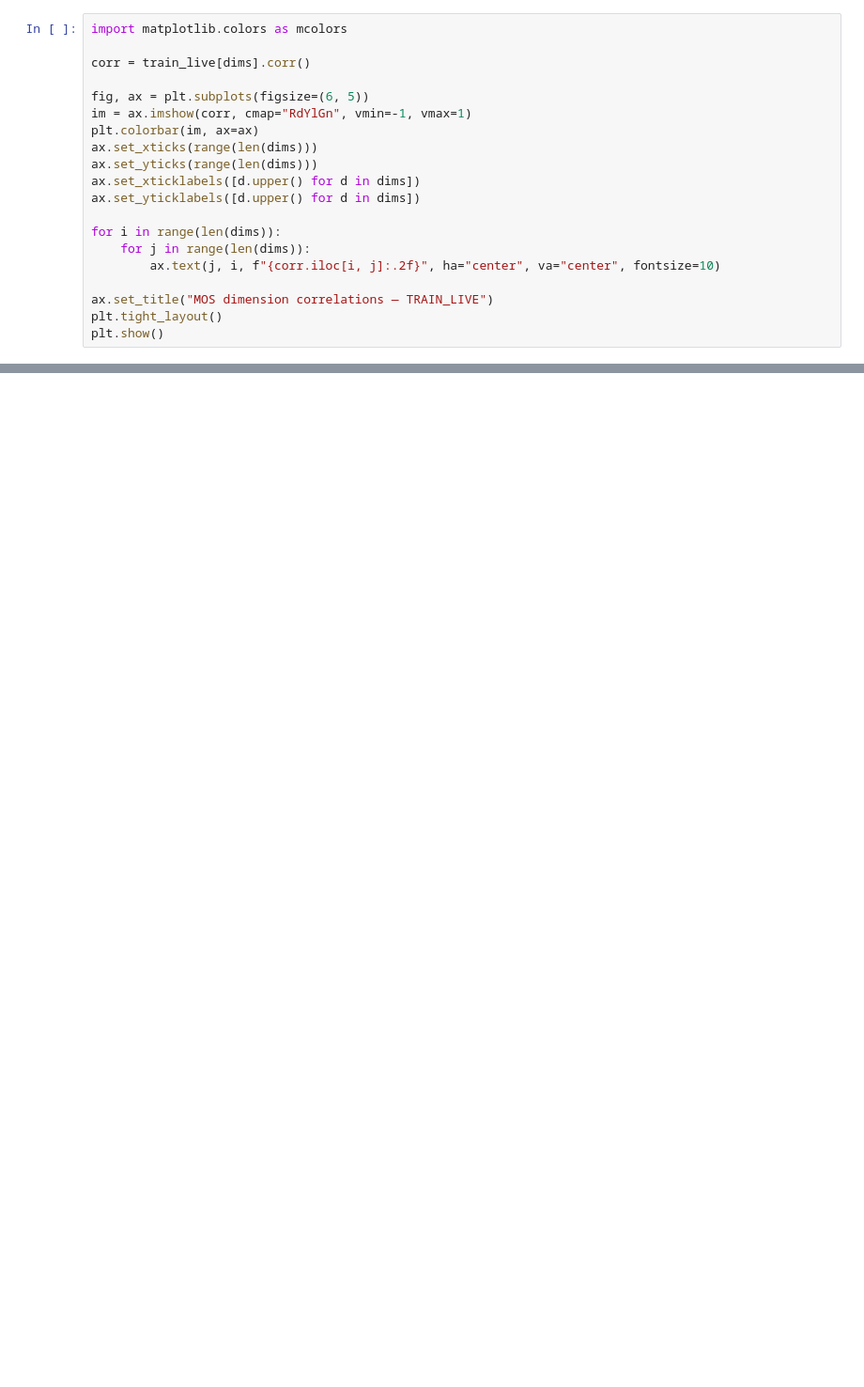
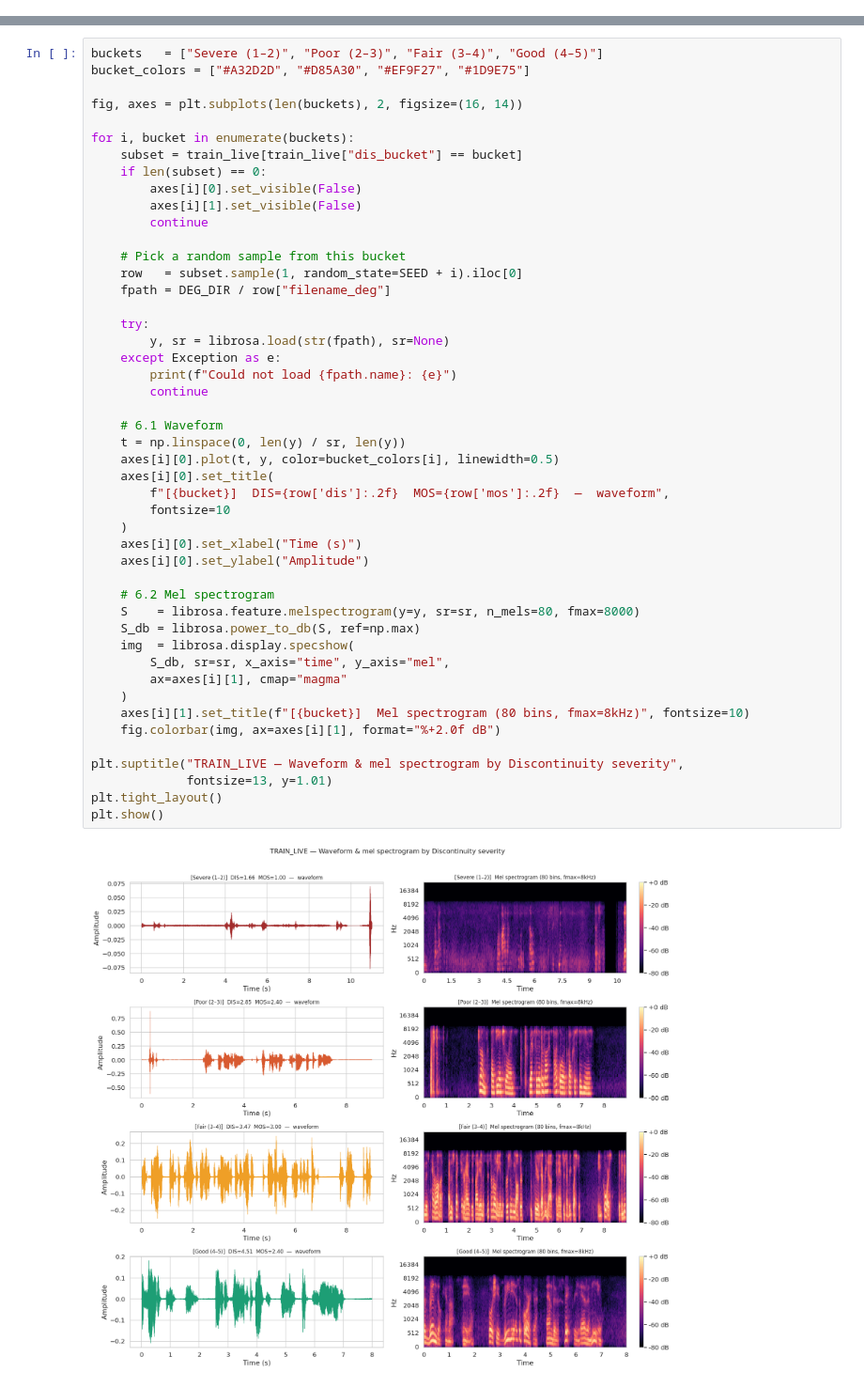
Before and after one commit to hindyros/phronetic-ai-audioinpainting, a Jupyter notebook: data/eda/english/NISQA_corpus_eda.ipynb, the cells around one changed output, grey strips where cells are left out. Shown at 94% size. Cells and saved outputs as stored; diff of their text form; blank space fills up the shorter version.

```diff
--- a/data/eda/english/NISQA_corpus_eda.ipynb
+++ b/data/eda/english/NISQA_corpus_eda.ipynb
@@ -137,20 +250,0 @@ Name: count, dtype: int64
-# %%
-import matplotlib.colors as mcolors
-
-corr = train_live[dims].corr()
-
-fig, ax = plt.subplots(figsize=(6, 5))
-im = ax.imshow(corr, cmap="RdYlGn", vmin=-1, vmax=1)
-plt.colorbar(im, ax=ax)
-ax.set_xticks(range(len(dims)))
-ax.set_yticks(range(len(dims)))
-ax.set_xticklabels([d.upper() for d in dims])
-ax.set_yticklabels([d.upper() for d in dims])
-
-for i in range(len(dims)):
-    for j in range(len(dims)):
-        ax.text(j, i, f"{corr.iloc[i, j]:.2f}", ha="center", va="center", fontsize=10)
-
-ax.set_title("MOS dimension correlations — TRAIN_LIVE")
-plt.tight_layout()
-plt.show()
@@ -185,0 +378,49 @@ Sample filenames in CSV:  ['book_10082_chp_0030_reader_00447_1_seg_live_phone_54
+# %%
+buckets   = ["Severe (1–2)", "Poor (2–3)", "Fair (3–4)", "Good (4–5)"]
+bucket_colors = ["#A32D2D", "#D85A30", "#EF9F27", "#1D9E75"]
+
+fig, axes = plt.subplots(len(buckets), 2, figsize=(16, 14))
+
+for i, bucket in enumerate(buckets):
+    subset = train_live[train_live["dis_bucket"] == bucket]
+    if len(subset) == 0:
+        axes[i][0].set_visible(False)
+        axes[i][1].set_visible(False)
+        continue
+
+    # Pick a random sample from this bucket
+    row   = subset.sample(1, random_state=SEED + i).iloc[0]
+    fpath = DEG_DIR / row["filename_deg"]
+
+    try:
+        y, sr = librosa.load(str(fpath), sr=None)
+    except Exception as e:
+        print(f"Could not load {fpath.name}: {e}")
+        continue
+
+    # 6.1 Waveform
+    t = np.linspace(0, len(y) / sr, len(y))
+    axes[i][0].plot(t, y, color=bucket_colors[i], linewidth=0.5)
+    axes[i][0].set_title(
+        f"[{bucket}]  DIS={row['dis']:.2f}  MOS={row['mos']:.2f}  —  waveform",
+        fontsize=10
+    )
+    axes[i][0].set_xlabel("Time (s)")
+    axes[i][0].set_ylabel("Amplitude")
+
+    # 6.2 Mel spectrogram
+    S    = librosa.feature.melspectrogram(y=y, sr=sr, n_mels=80, fmax=8000)
+    S_db = librosa.power_to_db(S, ref=np.max)
+    img  = librosa.display.specshow(
+        S_db, sr=sr, x_axis="time", y_axis="mel",
+        ax=axes[i][1], cmap="magma"
+    )
+    axes[i][1].set_title(f"[{bucket}]  Mel spectrogram (80 bins, fmax=8kHz)", fontsize=10)
+    fig.colorbar(img, ax=axes[i][1], format="%+2.0f dB")
+
+plt.suptitle("TRAIN_LIVE — Waveform & mel spectrogram by Discontinuity severity",
+             fontsize=13, y=1.01)
+plt.tight_layout()
+plt.show()
+# %% [output]
+[figure, added]
```
Also changed, not shown: parts of 21 cells of this notebook.
